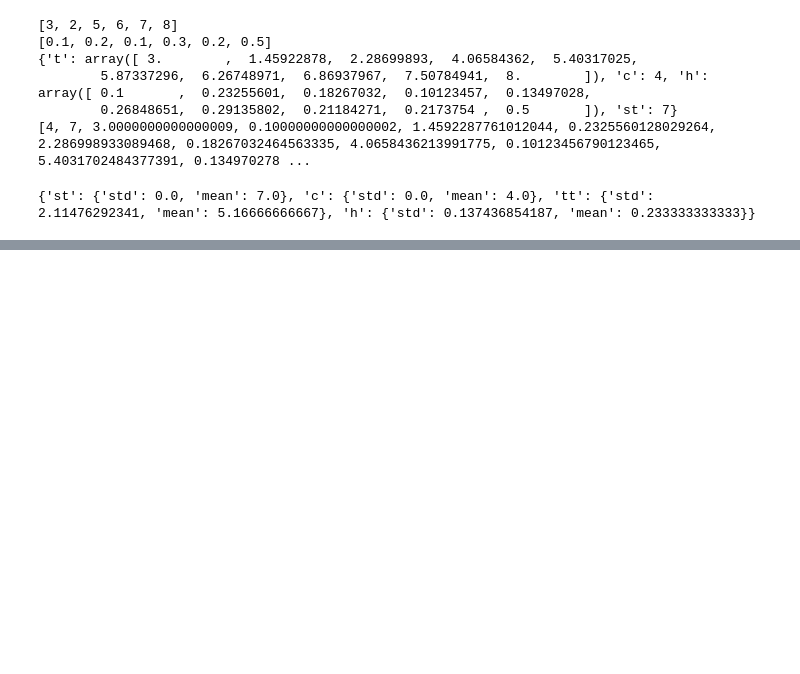
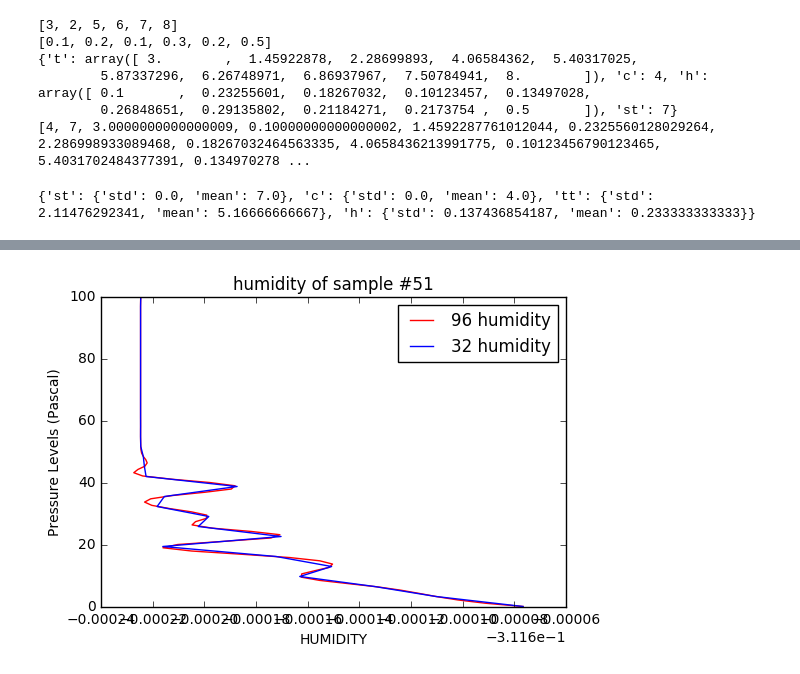
Before and after one commit to adamalpi/radnet, a Jupyter notebook: helpers/plots.ipynb, the cells around one changed output, grey strips where cells are left out. Drawn from its saved outputs; the diff is of its cells as text; code cells hidden in the pictures; blank space fills up the shorter version.

```diff
--- a/helpers/plots.ipynb
+++ b/helpers/plots.ipynb
@@ -304,0 +362,47 @@ print(STATISTIC_PARAMS)
+# %%
+a = [-0.31167667, -0.31169125, -0.31170186, -0.31170991, -0.31171682, -0.31172399,
+ -0.31173285, -0.31174423, -0.31175545, -0.31176255, -0.31176233, -0.31175712,
+ -0.31175166, -0.31175042, -0.31175534, -0.31176699, -0.31178544, -0.31180493,
+ -0.31181607, -0.31181031, -0.31179183, -0.31177426, -0.3117708,  -0.31178192,
+ -0.31179685, -0.3118048,  -0.31180345, -0.31179929, -0.3117991,  -0.31180501,
+ -0.31181342, -0.31182039, -0.31182318, -0.31182081, -0.31181246, -0.31179995,
+ -0.3117896,  -0.31178816, -0.31179803, -0.31181255, -0.3118239,  -0.31182736,
+ -0.31182575, -0.31182305, -0.31182217, -0.31182272, -0.3118237,  -0.31182432,
+ -0.31182458, -0.31182465, -0.31182469, -0.31182471, -0.31182473, -0.31182473,
+ -0.31182473, -0.31182472, -0.31182472, -0.31182472, -0.31182473, -0.31182473,
+ -0.31182473, -0.31182473, -0.31182473, -0.31182473, -0.31182473, -0.31182473,
+ -0.31182473, -0.31182473, -0.31182473, -0.31182473, -0.31182473, -0.31182473,
+ -0.31182473, -0.31182473, -0.31182473, -0.31182473, -0.31182473, -0.31182473,
+ -0.31182473, -0.31182473, -0.31182473, -0.31182473, -0.31182473, -0.31182473,
+ -0.31182473, -0.31182473, -0.31182473, -0.31182473, -0.31182473, -0.31182473,
+ -0.31182473, -0.31182473, -0.31182473, -0.31182472, -0.3118247,  -0.31182466]
+b = [-0.31167667, -0.31171038, -0.31173419, -0.31176311, -0.31175079, -0.31177228,
+ -0.31181613, -0.31177035, -0.31180239, -0.31179832, -0.31181832, -0.31181553,
+ -0.31178737, -0.3118226,  -0.31182325, -0.31182367, -0.31182466, -0.31182473,
+ -0.31182472, -0.31182473, -0.31182473, -0.31182473, -0.31182473, -0.31182473,
+ -0.31182473, -0.31182473, -0.31182473, -0.31182473, -0.31182473, -0.31182473,
+ -0.31182473, -0.31182466]
+
+real_radiation = [6.037945066746532, 2.1228856793235265, 0.8640300689689926, 0.6618190082806461,
+                      0.5130473130154292, 0.3811269633019385, 0.25694085064029254, 0.10987118219723872,
+                      0.008861691876843266, 0.11739100409387607, 0.20663198034698033, 0.07140419070477629,
+                      -0.35027406116947035, 0.06726209095091104, 0.08840671365240325, -0.02640802504034214,
+                      0.07425301417793244, 0.27522285162502996, 0.0198551347752886, 0.11234569358043611,
+                      0.09377283500063857, 0.010228888329093343, 0.11451592796917073, 0.10823494740708535,
+                      0.01005350757690271, 0.10595362060224307, 0.11087531461633414, -0.02115916479288688,
+                      -0.03511322336147305, 0.07028039501188008, 0.09930397875821231, -0.3387499429930506]
+
+y1 = np.linspace(0, 100, len(a))
+y2 = np.linspace(0, 100, len(b))
+
+plt.figure()
+plt.title("humidity of sample #{}".format(id_file))
+plt.xlabel("HUMIDITY")
+plt.ylabel("Pressure Levels (Pascal)")
+plt.plot(a, y1, label="96 humidity", color='red' )
+plt.plot(b, y2, label="32 humidity",color='blue')
+
+plt.legend()
+plt.show()
+# %% [output]
+[figure, added]
```
Also changed, not shown: parts of 2 cells of this notebook, 2 other files.
